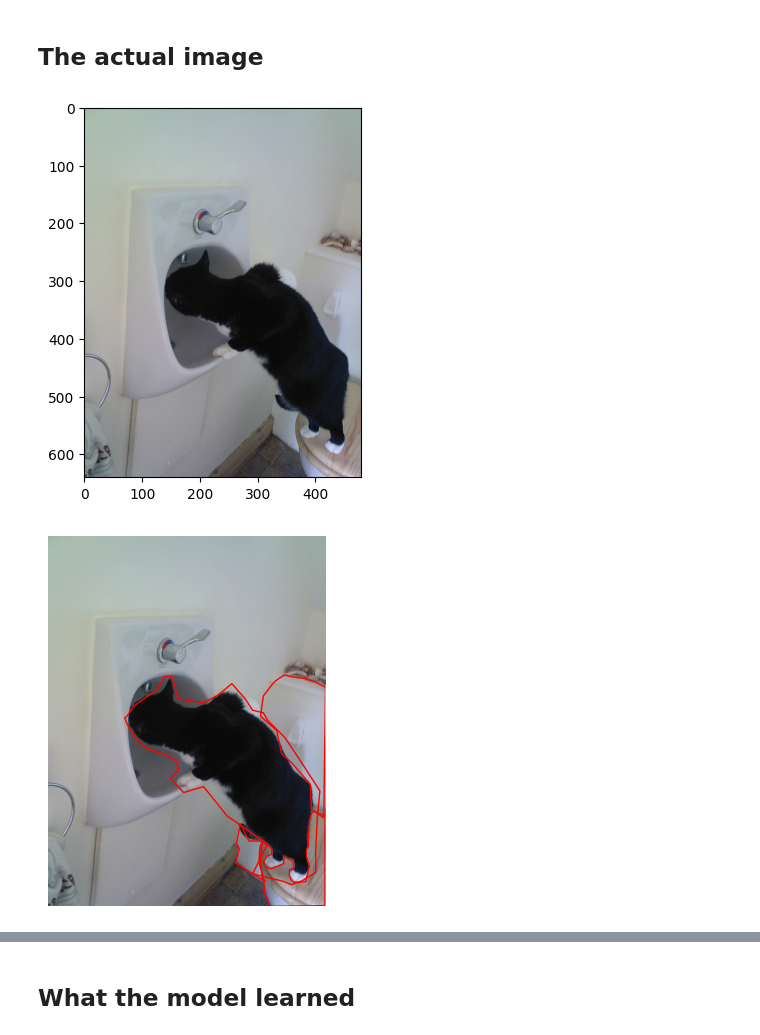
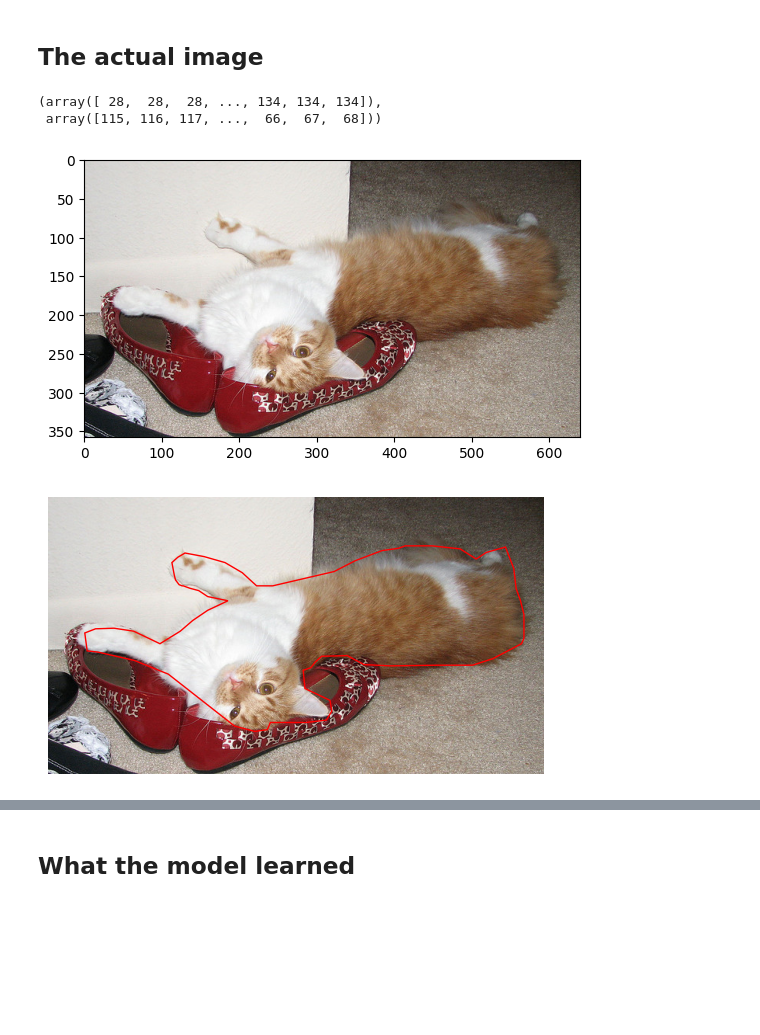
Before and after one commit to Mixa26/Picture_segmentation, a Jupyter notebook: picture-segmentation.ipynb, the cells around one changed output, grey strips where cells are left out. Saved outputs shown, nothing was run; the diff lists cells and outputs as text; code cells hidden in the pictures; blank space fills up the shorter version.

```diff
--- a/picture-segmentation.ipynb
+++ b/picture-segmentation.ipynb
@@ -176,10 +187,15 @@ You'l find the details later.
 # %%
 #These values will be used for the size of the preprocessed data
 #and input size for the model
-desired_width = 64
-desired_height = 64
+desired_width = 224
+desired_height = 224
 #3 RGB(False) layers or 1(True)
-grayscale = True
+grayscale = False
+
+#dont change this part/ it will adjust itself
+desired_layers = 3
+if grayscale:
+    desired_layers = 1
 # %%
 #this function will load up all the images we select and scale them, remove colors ecc..
 #based on the settings
@@ -196,14 +212,15 @@ def preprocess_features_and_labels(loaded_imgs, max_width=640, max_height=640, d
     annotations = [coco.loadAnns(coco.getAnnIds(img['id'])) for img in loaded_imgs]
     #get the segmentations for the images and make masks which we will use as labels
     #the filter will contain the category id where the certain category is present and 0's otherwise
-    segmentation_masks = [[coco.annToMask(segmentation)*segmentation['category_id'] for segmentation in annotation] for annotation in annotations]
+    segmentation_masks = [[coco.annToMask(segmentation)*(segmentation['category_id'] % 16) if segmentation['category_id'] in [17,18] else np.zeros((coco.annToMask(segmentation).shape[0], coco.annToMask(segmentation).shape[1])) for segmentation in annotation] for annotation in annotations]
     #we connect all the different masks into one mask
     segmentation_masks_merged = [np.maximum.reduce(masks) for masks in segmentation_masks]
     #resize the masks to match the pictures
     if scale:
         #we turned of the anti_aliasing property because we want the masks to be ints not floats or doubles
         #segmentation_masks_merged = [resize(mask, (desired_output_height, desired_output_width), anti_aliasing=False) for mask in segmentation_masks_merged]
-        segmentation_masks_merged = [zoom(mask, (desired_output_height/mask.shape[0], desired_output_width/mask.shape[1]), order=0, mode='nearest') for mask in segmentation_masks_merged]
+        segmentation_masks_merged = [zoom(mask, (desired_output_height/len(mask), desired_output_width/len(mask[0])), order=0, mode='nearest') for mask in segmentation_masks_merged]
+
 
     #here comes the zero padding we were talking about earlier
     def zero_pad_img(img, zero_pad):
@@ -234,6 +251,8 @@ def preprocess_features_and_labels(loaded_imgs, max_width=640, max_height=640, d
     if grayscale:
         imgs_array_form = np.mean(imgs_array_form, axis=3, keepdims=True)
 
-    return imgs_array_form, segmentation_masks_merged
+    #we turn the array Y into categorical array mentioned as before
+    #so we can use categorical cross entropy on it
+    return np.asarray(imgs_array_form), to_categorical(np.asarray(segmentation_masks_merged))
 # %%
 x, Y = preprocess_features_and_labels(all_imgs_loaded, max_width, max_height, desired_width, desired_height, scale=True, grayscale=grayscale)
@@ -438,7 +509,14 @@ plot_model_metrics(history)
 # %% [markdown]
 ## The actual image
+# %%
+np.where((Y[4][:, :, 0] == 0))
+# %% [output]
+(array([ 28,  28,  28, ..., 134, 134, 134]),
+ array([115, 116, 117, ...,  66,  67,  68]))
+# %%
+indx_for_results = 4
 # %%
-show_preprocessed_image_and_mask(all_imgs_loaded[0], (x[0], Y[0]))
+show_preprocessed_image_and_mask(all_imgs_loaded[indx_for_results], (x[indx_for_results], Y[indx_for_results]))
 # %% [output]
-[figure, old version]
+[figure, new version]
-[figure, old version]
+[figure, new version]
```
Also changed, not shown: parts of 36 cells of this notebook.
